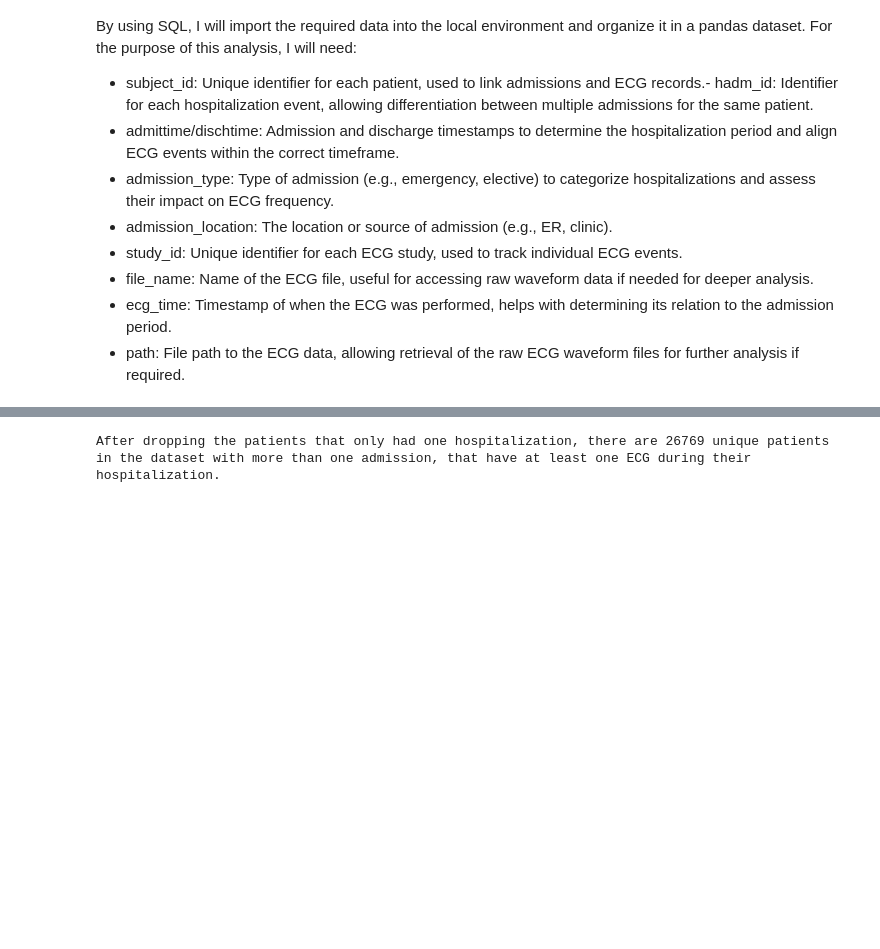
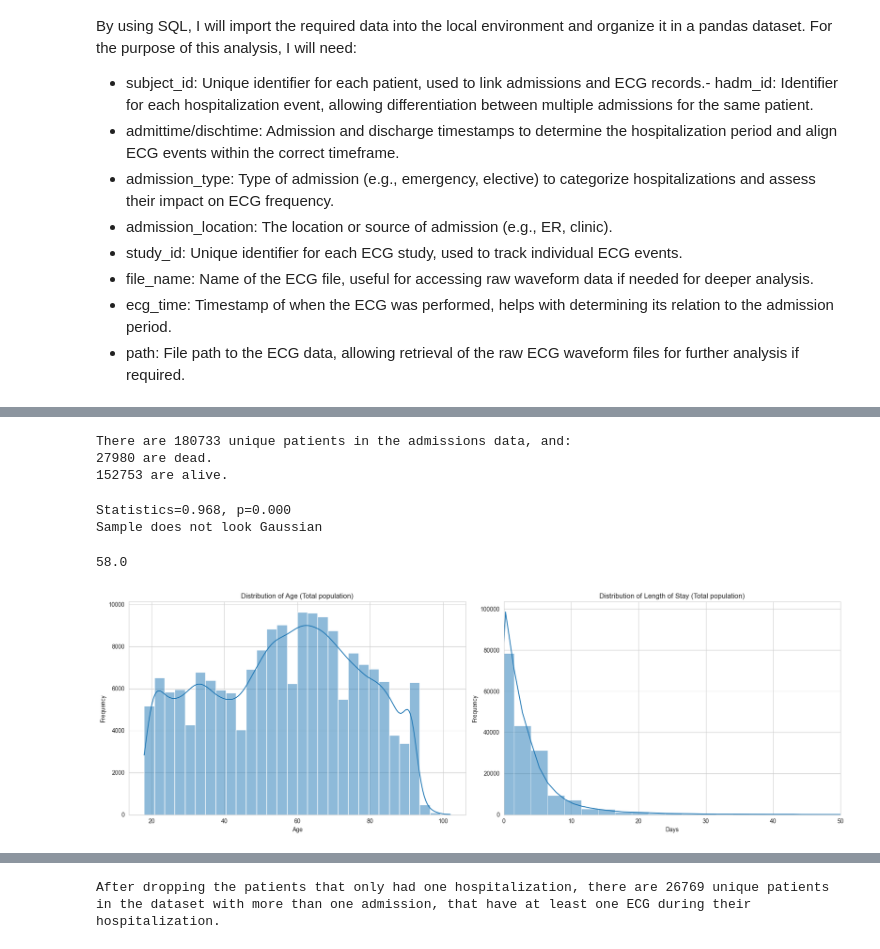
Before and after one commit to veronicaramirezl/MIMIC-IV, a Jupyter notebook: MIMIC DYNAMICS.ipynb, the cells around one changed output, grey strips where cells are left out. Cells and saved outputs as stored; diff of their text form; code cells hidden in the pictures; blank space fills up the shorter version.

```diff
--- a/MIMIC DYNAMICS.ipynb
+++ b/MIMIC DYNAMICS.ipynb
@@ -141,0 +205,64 @@ admissions = pd.read_csv(path)
+# %%
+# Count the number of deceased and unique patients
+unique_count = admissions['subject_id'].nunique()
+dead_counts = patients['dod'].apply(lambda x: 'dead' if pd.notna(x) else 'alive')
+dead_counts_summary = dead_counts.value_counts()
+
+print(f'There are {unique_count} unique patients in the admissions data, and:')
+print(f'{dead_counts_summary.get("dead", 0)} are dead.')
+print(f'{dead_counts_summary.get("alive", 0)} are alive.')
+# %% [output]
+There are 180733 unique patients in the admissions data, and:
+27980 are dead.
+152753 are alive.
+# %%
+# Shapiro test for normality of the age feature
+
+from scipy.stats import shapiro
+stat, p = shapiro(patients['age'])
+print('Statistics=%.3f, p=%.3f' % (stat, p))
+
+# interpret the test
+alpha = 0.05
+if p > alpha:
+    print('Sample looks Gaussian ')
+else:
+    print('Sample does not look Gaussian ')
+
+patients['age'].median()
+# %% [output]
+Statistics=0.968, p=0.000
+Sample does not look Gaussian
+58.0
+# %%
+# Lets visualize the demographic data (patients that have at least one admission)
+'''
+Having at least one admission is a requirement to later visualize the diagnosis data.
+'''
+
+# Set the style of the plots
+sns.set_style("whitegrid")
+fig, axes = plt.subplots(1, 2, figsize=(18, 6))
+
+# Plot the distribution of the anchor_age variable
+sns.histplot(patients['age'], bins=30, kde=True, ax=axes[0], palette='pastel')
+axes[0].set_title('Distribution of Age (Total population)')
+axes[0].set_xlabel('Age')
+axes[0].set_ylabel('Frequency')
+
+# Plot the distribution of the length_of_stay variable
+'''
+The length of stay is the number of days a patient stays in the hospital.
+'''
+sns.histplot(patients['length_of_stay_(days)'], bins=100, kde=True, ax=axes[1])
+axes[1].set_title('Distribution of Length of Stay (Total population)')
+axes[1].set_xlabel('Days')
+axes[1].set_ylabel('Frequency')
+axes[1].set_xlim(0, 50)
+# Adjust layout to prevent overlap
+plt.tight_layout()
+
+# Show the plots
+plt.show()
+# %% [output]
+[figure, added]
```
Also changed, not shown: parts of 35 cells of this notebook.
